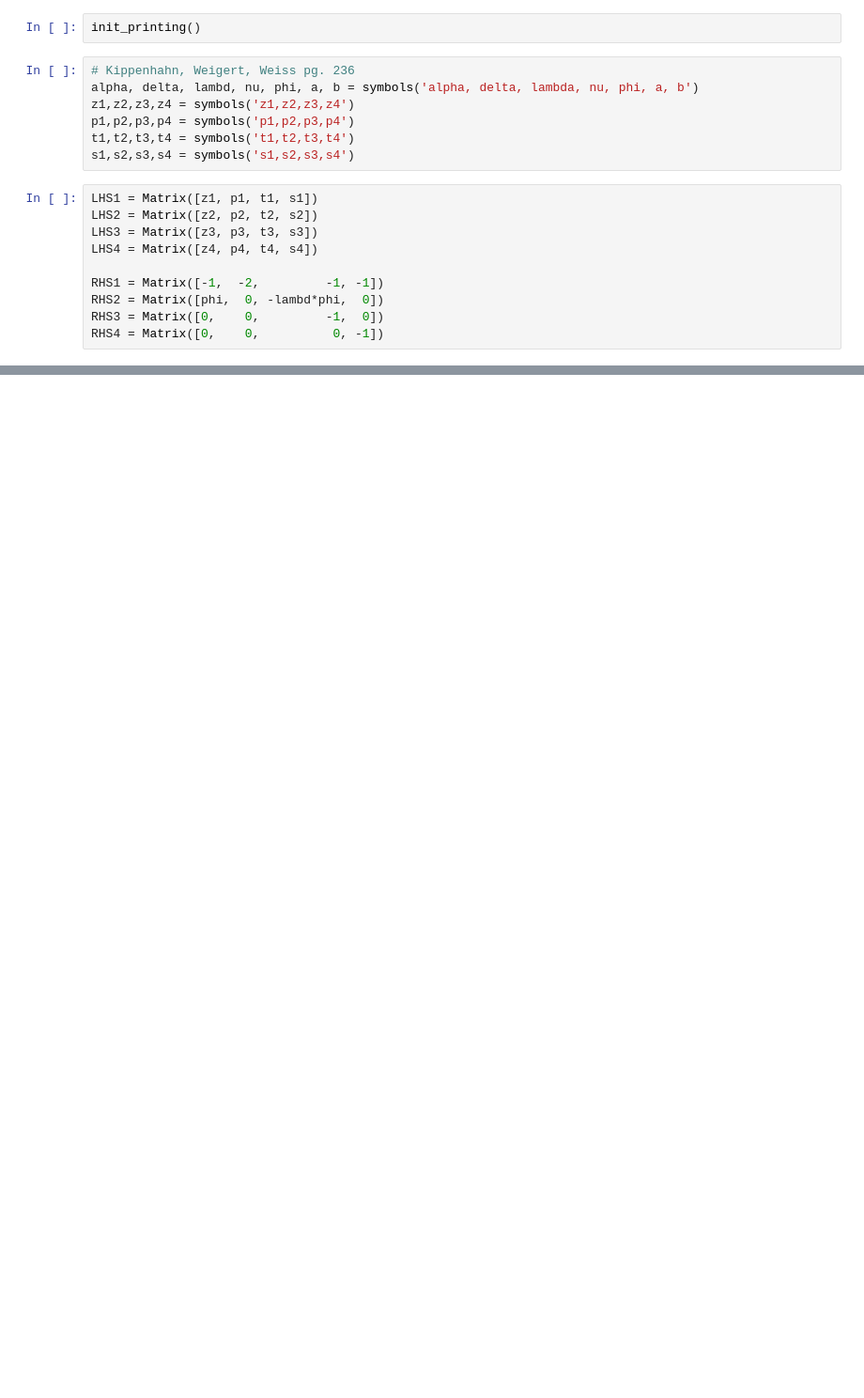
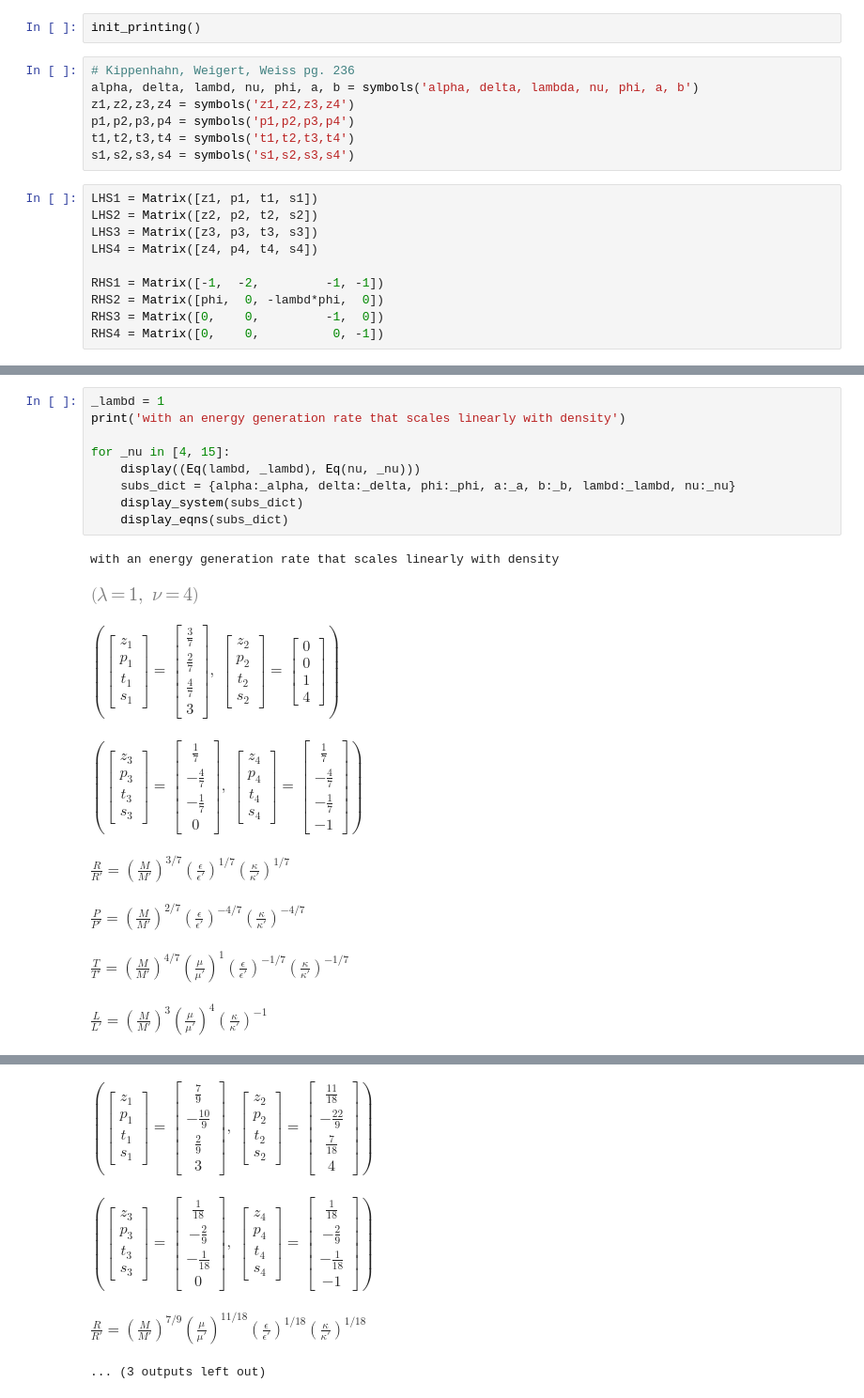
Before and after one commit to earlbellinger/Homology, a Jupyter notebook: Homology.ipynb, the cells around one changed output, grey strips where cells are left out. Shown at 94% size. Drawn from its saved outputs; the diff is of its cells as text; blank space fills up the shorter version.

```diff
--- a/Homology.ipynb
+++ b/Homology.ipynb
@@ -197,0 +263,18 @@ Now assuming ideal gas...
+# %%
+_lambd = 1
+print('with an energy generation rate that scales linearly with density')
+
+for _nu in [4, 15]:
+    display((Eq(lambd, _lambd), Eq(nu, _nu)))
+    subs_dict = {alpha:_alpha, delta:_delta, phi:_phi, a:_a, b:_b, lambd:_lambd, nu:_nu}
+    display_system(subs_dict)
+    display_eqns(subs_dict)
+# %% [output]
+with an energy generation rate that scales linearly with density
+[figure, added]
+$\displaystyle \left( \left[\begin{matrix}z_{1}\\p_{1}\\t_{1}\\s_{1}\end{matrix}\right] = \left[\begin{matrix}\frac{3}{7}\\\frac{2}{7}\\\frac{4}{7}\\3\end{matrix}\right], \  \left[\begin{matrix}z_{2}\\p_{2}\\t_{2}\\s_{2}\end{matrix}\right] = \left[\begin{matrix}0\\0\\1\\4\end{matrix}\right]\right)$
+$\displaystyle \left( \left[\begin{matrix}z_{3}\\p_{3}\\t_{3}\\s_{3}\end{matrix}\right] = \left[\begin{matrix}\frac{1}{7}\\- \frac{4}{7}\\- \frac{1}{7}\\0\end{matrix}\right], \  \left[\begin{matrix}z_{4}\\p_{4}\\t_{4}\\s_{4}\end{matrix}\right] = \left[\begin{matrix}\frac{1}{7}\\- \frac{4}{7}\\- \frac{1}{7}\\-1\end{matrix}\right]\right)$
+$\displaystyle \frac{R}{R'} = \left(\frac{M}       {M'}       \right)^{3/7}\left(\frac{\epsilon}{\epsilon'}\right)^{1/7}\left(\frac{\kappa}  {\kappa'}  \right)^{1/7}$
+$\displaystyle \frac{P}{P'} = \left(\frac{M}       {M'}       \right)^{2/7}\left(\frac{\epsilon}{\epsilon'}\right)^{-4/7}\left(\frac{\kappa}  {\kappa'}  \right)^{-4/7}$
+$\displaystyle \frac{T}{T'} = \left(\frac{M}       {M'}       \right)^{4/7}\left(\frac{\mu}     {\mu'}     \right)^{1}\left(\frac{\epsilon}{\epsilon'}\right)^{-1/7}\left(\frac{\kappa}  {\kappa'}  \right)^{-1/7}$
+$\displaystyle \frac{L}{L'} = \left(\frac{M}       {M'}       \right)^{3}\left(\frac{\mu}     {\mu'}     \right)^{4}\left(\frac{\kappa}  {\kappa'}  \right)^{-1}$
@@ -198 +282,5 @@ Now assuming ideal gas...
+$\displaystyle \left( \left[\begin{matrix}z_{1}\\p_{1}\\t_{1}\\s_{1}\end{matrix}\right] = \left[\begin{matrix}\frac{7}{9}\\- \frac{10}{9}\\\frac{2}{9}\\3\end{matrix}\right], \  \left[\begin{matrix}z_{2}\\p_{2}\\t_{2}\\s_{2}\end{matrix}\right] = \left[\begin{matrix}\frac{11}{18}\\- \frac{22}{9}\\\frac{7}{18}\\4\end{matrix}\right]\right)$
+$\displaystyle \left( \left[\begin{matrix}z_{3}\\p_{3}\\t_{3}\\s_{3}\end{matrix}\right] = \left[\begin{matrix}\frac{1}{18}\\- \frac{2}{9}\\- \frac{1}{18}\\0\end{matrix}\right], \  \left[\begin{matrix}z_{4}\\p_{4}\\t_{4}\\s_{4}\end{matrix}\right] = \left[\begin{matrix}\frac{1}{18}\\- \frac{2}{9}\\- \frac{1}{18}\\-1\end{matrix}\right]\right)$
+$\displaystyle \frac{R}{R'} = \left(\frac{M}       {M'}       \right)^{7/9}\left(\frac{\mu}     {\mu'}     \right)^{11/18}\left(\frac{\epsilon}{\epsilon'}\right)^{1/18}\left(\frac{\kappa}  {\kappa'}  \right)^{1/18}$
+... (3 outputs left out)
 # %%
```
Also changed, not shown: parts of 20 cells of this notebook.
